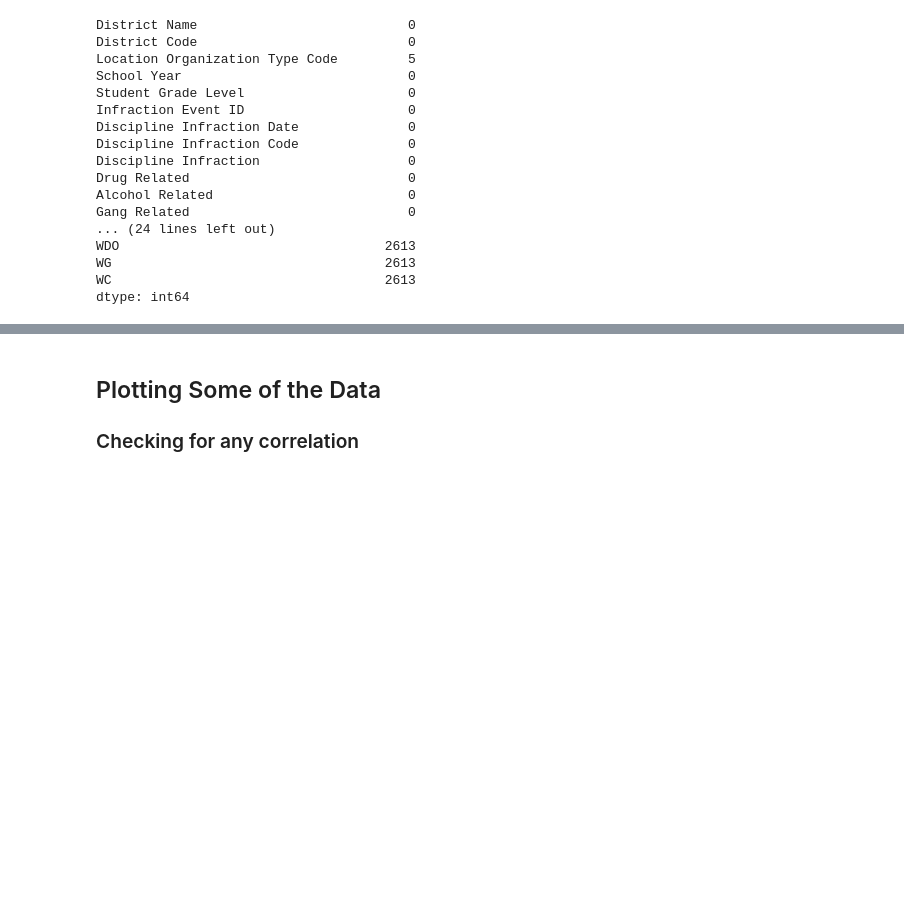
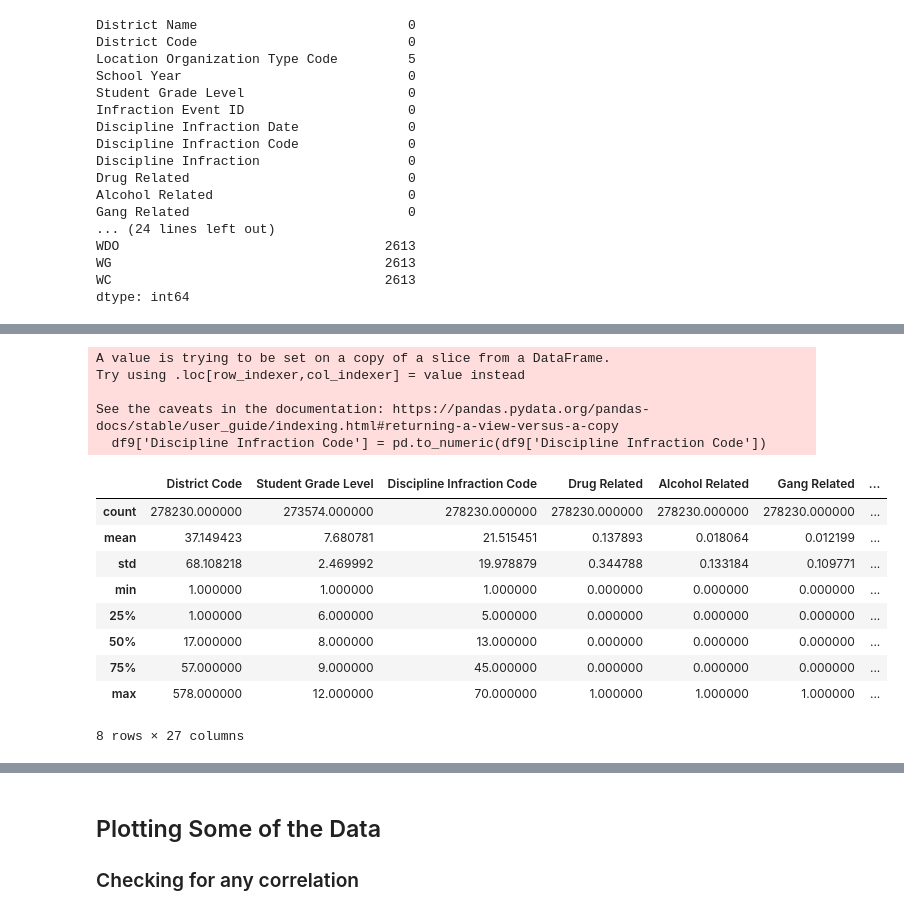
Before and after one commit to TheAidenTv/CS-4403-Assignment-2, a Jupyter notebook: Assignment 2.ipynb, the cells around one changed output, grey strips where cells are left out. Drawn from its saved outputs; the diff is of its cells as text; code cells hidden in the pictures; blank space fills up the shorter version.

Commit message:
More Data Cleaning
This project is going to get very lengthy...

```diff
--- a/Assignment 2.ipynb
+++ b/Assignment 2.ipynb
@@ -122,0 +398,22 @@ Name: Criminal Charge Code, dtype: int64
+# %%
+# Turning the Discipline Infraction Code column into a numeric column
+df9['Discipline Infraction Code'] = pd.to_numeric(df9['Discipline Infraction Code'])
+# %% [output]
+A value is trying to be set on a copy of a slice from a DataFrame.
+Try using .loc[row_indexer,col_indexer] = value instead
+
+See the caveats in the documentation: https://pandas.pydata.org/pandas-docs/stable/user_guide/indexing.html#returning-a-view-versus-a-copy
+  df9['Discipline Infraction Code'] = pd.to_numeric(df9['Discipline Infraction Code'])
+# %%
+df9.describe()
+# %% [output]
+|  | District Code | Student Grade Level | Discipline Infraction Code | Drug Related | Alcohol Related | Gang Related | ... |
+| count | 278230.000000 | 273574.000000 | 278230.000000 | 278230.000000 | 278230.000000 | 278230.000000 | ... |
+| mean | 37.149423 | 7.680781 | 21.515451 | 0.137893 | 0.018064 | 0.012199 | ... |
+| std | 68.108218 | 2.469992 | 19.978879 | 0.344788 | 0.133184 | 0.109771 | ... |
+| min | 1.000000 | 1.000000 | 1.000000 | 0.000000 | 0.000000 | 0.000000 | ... |
+| 25% | 1.000000 | 6.000000 | 5.000000 | 0.000000 | 0.000000 | 0.000000 | ... |
+| 50% | 17.000000 | 8.000000 | 13.000000 | 0.000000 | 0.000000 | 0.000000 | ... |
+| 75% | 57.000000 | 9.000000 | 45.000000 | 0.000000 | 0.000000 | 0.000000 | ... |
+| max | 578.000000 | 12.000000 | 70.000000 | 1.000000 | 1.000000 | 1.000000 | ... |
+8 rows × 27 columns
```
Also changed, not shown: parts of 48 cells of this notebook.
